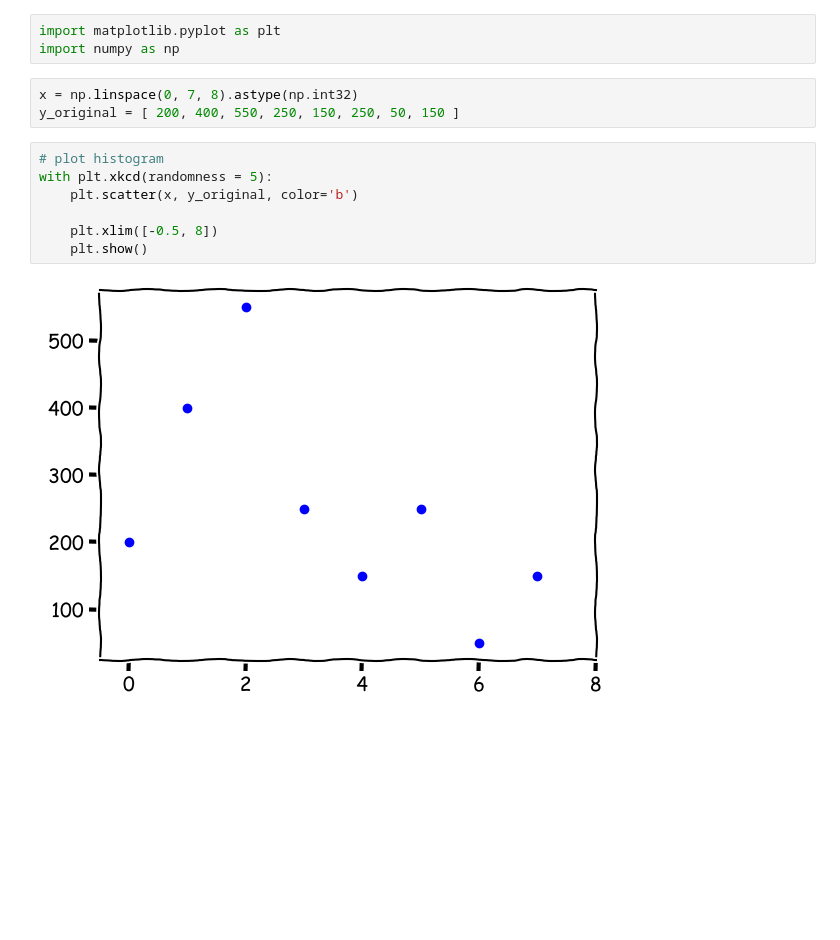
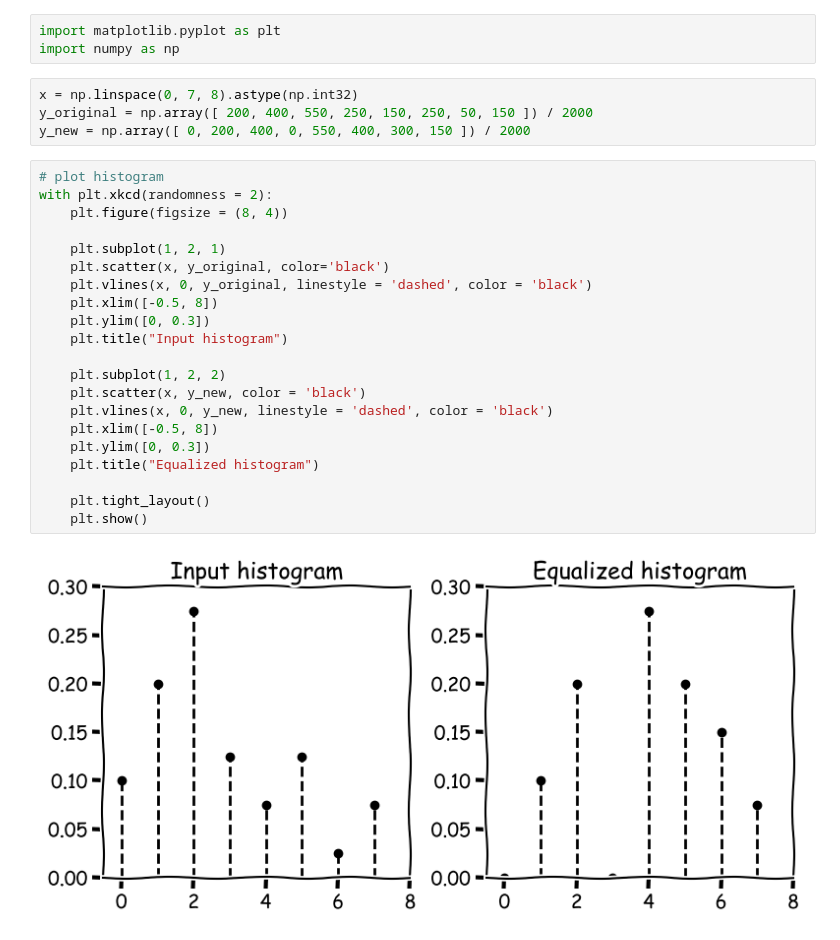
Before and after one commit to fongc123/notes, a Jupyter notebook: src/image processing/test.ipynb, the cells around one changed output. Cells and saved outputs as stored; diff of their text form; blank space fills up the shorter version.

```diff
--- a/src/image processing/test.ipynb
+++ b/src/image processing/test.ipynb
@@ -3,13 +3,28 @@ import matplotlib.pyplot as plt
 import numpy as np
 # %%
 x = np.linspace(0, 7, 8).astype(np.int32)
-y_original = [ 200, 400, 550, 250, 150, 250, 50, 150 ]
+y_original = np.array([ 200, 400, 550, 250, 150, 250, 50, 150 ]) / 2000
+y_new = np.array([ 0, 200, 400, 0, 550, 400, 300, 150 ]) / 2000
-# %%
-# plot histogram
-with plt.xkcd(randomness = 5):
-    plt.scatter(x, y_original, color='b')
-
-    plt.xlim([-0.5, 8])
-    plt.show()
-# %% [output]
-[figure, removed]
+# %%
+# plot histogram
+with plt.xkcd(randomness = 2):
+    plt.figure(figsize = (8, 4))
+
+    plt.subplot(1, 2, 1)
+    plt.scatter(x, y_original, color='black')
+    plt.vlines(x, 0, y_original, linestyle = 'dashed', color = 'black')
+    plt.xlim([-0.5, 8])
+    plt.ylim([0, 0.3])
+    plt.title("Input histogram")
+
+    plt.subplot(1, 2, 2)
+    plt.scatter(x, y_new, color = 'black')
+    plt.vlines(x, 0, y_new, linestyle = 'dashed', color = 'black')
+    plt.xlim([-0.5, 8])
+    plt.ylim([0, 0.3])
+    plt.title("Equalized histogram")
+
+    plt.tight_layout()
+    plt.show()
+# %% [output]
+[figure, added]
```
